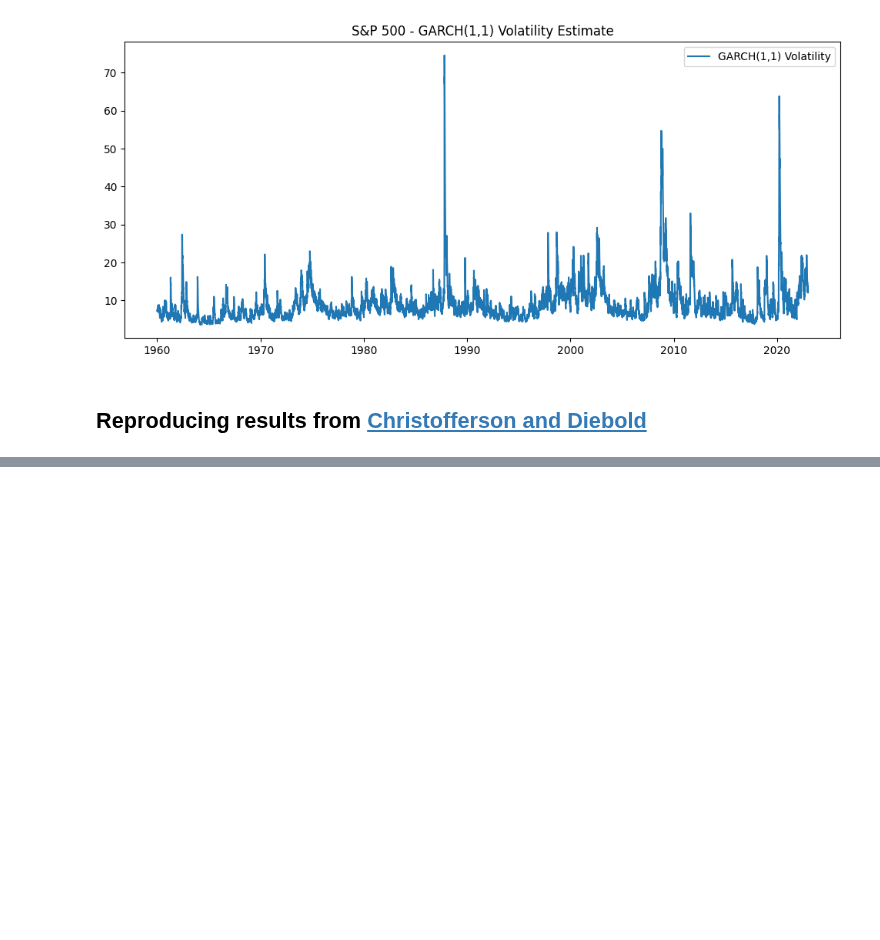
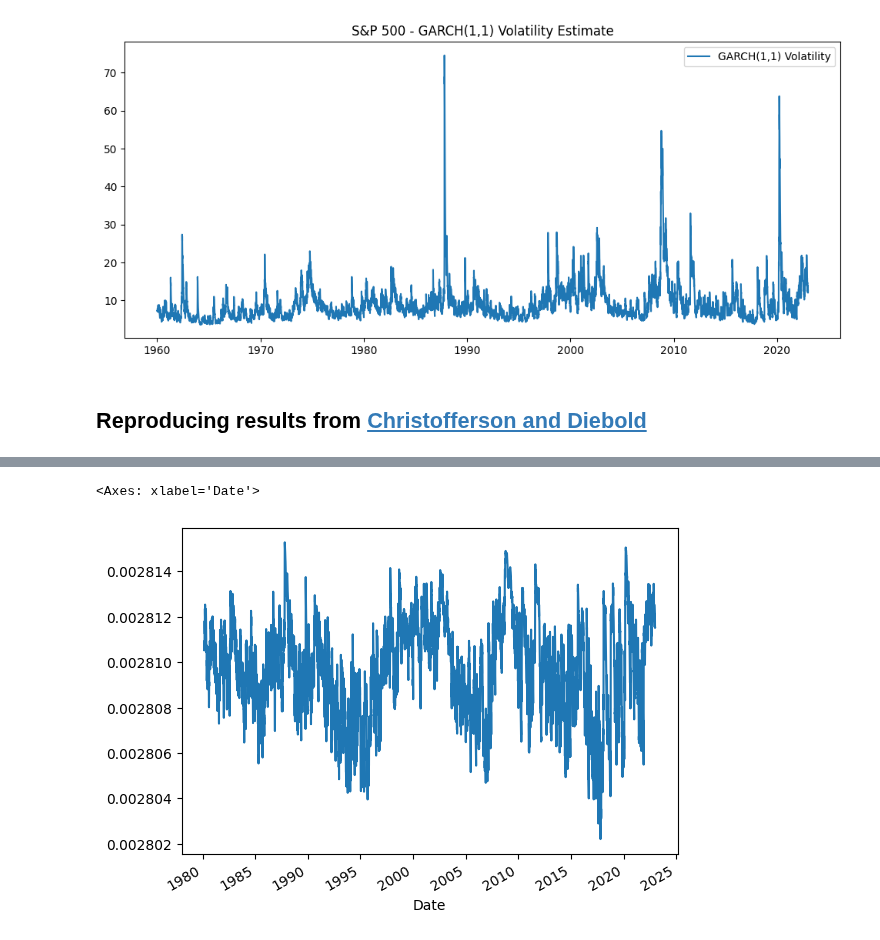
Before and after one commit to juliusd01/Deep_Learning, a Jupyter notebook: Research/Forecasting_Stocks/Sign_Forecasting/sign-prediction-model/Garch_plus_LSTM.ipynb, the cells around one changed output, grey strips where cells are left out. Saved outputs shown, nothing was run; the diff lists cells and outputs as text; code cells hidden in the pictures; blank space fills up the shorter version.

```diff
--- a/Research/Forecasting_Stocks/Sign_Forecasting/sign-prediction-model/Garch_plus_LSTM.ipynb
+++ b/Research/Forecasting_Stocks/Sign_Forecasting/sign-prediction-model/Garch_plus_LSTM.ipynb
@@ -325,0 +268,5 @@ Using the volatility, we want now to predict the sign of asset returns for diffe
+# %%
+results["Probability"].plot()
+# %% [output]
+<Axes: xlabel='Date'>
+[figure, added]
```
Also changed, not shown: parts of 14 cells of this notebook.
